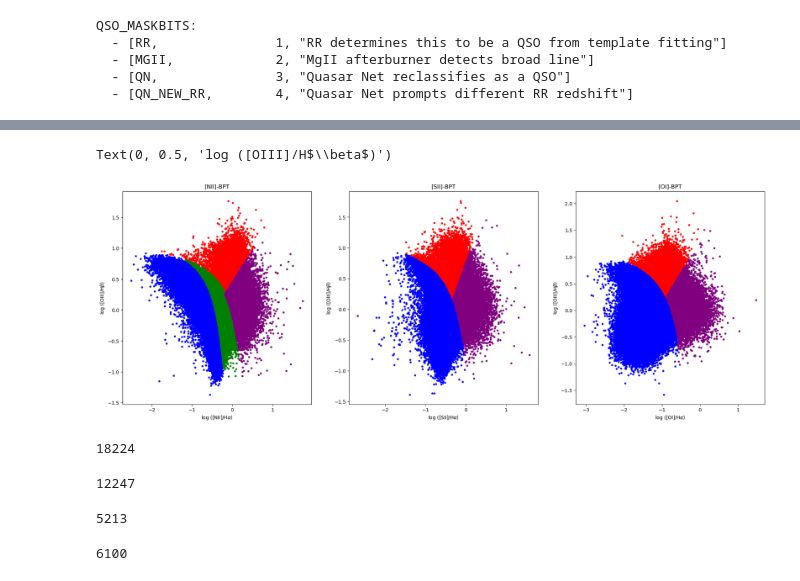
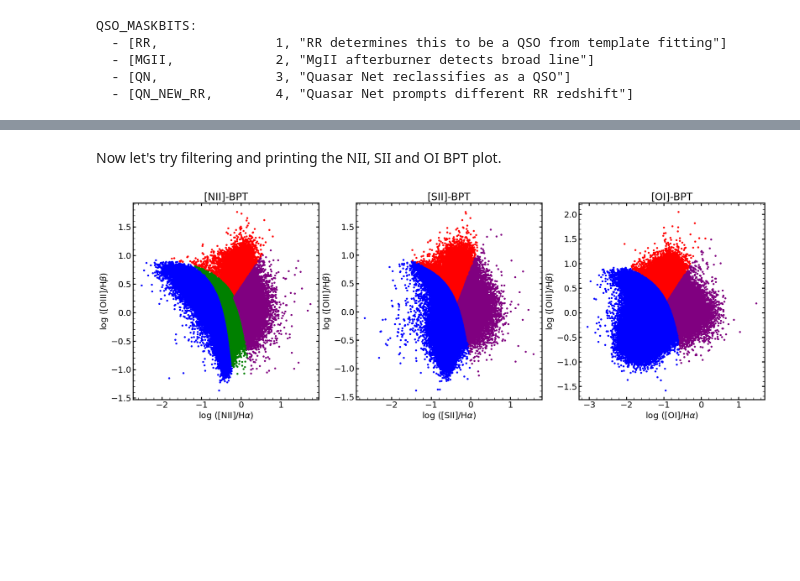
Before and after one commit to cosmodesi/desigaldev, a Jupyter notebook: AgnCats/notebooks/how_to_use.ipynb, the cells around one changed output, grey strips where cells are left out. Drawn from its saved outputs; the diff is of its cells as text; code cells hidden in the pictures; blank space fills up the shorter version.

```diff
--- a/AgnCats/notebooks/how_to_use.ipynb
+++ b/AgnCats/notebooks/how_to_use.ipynb
@@ -59,7 +73,5 @@ import set_agn_masksDESI
 # %%
 # Open the catalog
-agn_hdul = fits.open('/global/cfs/cdirs/desi/science/gqp/agncatalog/catalog/agnqso_sum_v1.0.2fits', format='fits')
+agn_hdul = fits.open('/global/cfs/cdirs/desi/science/gqp/agncatalog/catalog/agnqso_sum_v1.0.tmp.fits', format='fits')
 agn_hdul.info()
-# Store the fits table
-T = Table(agn_hdul[1].data)
 # %% [output]
@@ -79,3 +96,2 @@ T.columns
 # %%
-from set_agn_masksDESI import get_qso_maskbits
-QSO_MASKBITS, AGN_MASKBITS, AGN_TYPE = get_qso_maskbits('../py/agnmask.yaml')
+QSO_MASKBITS, AGN_MASKBITS, AGN_TYPE = set_agn_masksDESI.get_qso_maskbits('py/agnmask.yaml')
@@ -129,48 +219,46 @@ AGN_TYPE:
+# %% [markdown]
+Now let's try filtering and printing the NII, SII and OI BPT plot.
 # %%
-nii_sf = (T['AGN_TYPE'] & AGN_TYPE.NII_SF != 0)
-nii_sy = (T['AGN_TYPE'] & AGN_TYPE.NII_SY != 0)
-nii_lin = (T['AGN_TYPE'] & AGN_TYPE.NII_LINER != 0)
-nii_comp = (T['AGN_TYPE'] & AGN_TYPE.NII_COMP != 0)
+is_nii_sf = (T['AGN_TYPE'] & AGN_TYPE.NII_SF != 0)
+is_nii_sy = (T['AGN_TYPE'] & AGN_TYPE.NII_SY != 0)
+is_nii_lin = (T['AGN_TYPE'] & AGN_TYPE.NII_LINER != 0)
+is_nii_comp = (T['AGN_TYPE'] & AGN_TYPE.NII_COMP != 0)
 
-sii_sf = (T['AGN_TYPE'] & AGN_TYPE.SII_SF != 0)
-sii_sy = (T['AGN_TYPE'] & AGN_TYPE.SII_SY != 0)
-sii_lin = (T['AGN_TYPE'] & AGN_TYPE.SII_LINER != 0)
+is_sii_sf = (T['AGN_TYPE'] & AGN_TYPE.SII_SF != 0)
+is_sii_sy = (T['AGN_TYPE'] & AGN_TYPE.SII_SY != 0)
+is_sii_lin = (T['AGN_TYPE'] & AGN_TYPE.SII_LINER != 0)
 
-oi_sf = (T['AGN_TYPE'] & AGN_TYPE.OI_SF != 0)
-oi_sy = (T['AGN_TYPE'] & AGN_TYPE.OI_SY != 0)
-oi_lin = (T['AGN_TYPE'] & AGN_TYPE.OI_LINER != 0)
+is_oi_sf = (T['AGN_TYPE'] & AGN_TYPE.OI_SF != 0)
+is_oi_sy = (T['AGN_TYPE'] & AGN_TYPE.OI_SY != 0)
+is_oi_lin = (T['AGN_TYPE'] & AGN_TYPE.OI_LINER != 0)
 
-xx_bptnii=np.log10(T['NII_6584_FLUX']/T['HALPHA_FLUX'])
-xx_bptsii = np.log10((T['SII_6716_FLUX']+T['SII_6731_FLUX'])/T['HALPHA_FLUX'])
-xx_bptoi = np.log10(T['OI_6300_FLUX']/T['HALPHA_FLUX'])
-
-yy_bpt=np.log10(T['OIII_5007_FLUX']/T['HBETA_FLUX'])
-plt.figure(figsize = (24,8))
+plt.figure(figsize = (24,7.5))
 
 plt.subplot2grid((1,3), (0,0))
 plt.title('[NII]-BPT')
-plt.scatter(xx_bptnii[nii_sf], yy_bpt[nii_sf], color = 'b', s = 10)
-plt.scatter(xx_bptnii[nii_sy], yy_bpt[nii_sy], color = 'r', s = 10)
-plt.scatter(xx_bptnii[nii_comp], yy_bpt[nii_comp], color = 'g', s = 10)
-plt.scatter(xx_bptnii[nii_lin], yy_bpt[nii_lin], color = 'purple', s = 10)
+plt.scatter(xx_bptnii[is_nii_sf], yy_bpt[is_nii_sf], color = 'b', s = 10)
+plt.scatter(xx_bptnii[is_nii_sy], yy_bpt[is_nii_sy], color = 'r', s = 10)
+plt.scatter(xx_bptnii[is_nii_comp], yy_bpt[is_nii_comp], color = 'g', s = 10)
+plt.scatter(xx_bptnii[is_nii_lin], yy_bpt[is_nii_lin], color = 'purple', s = 10)
 plt.xlabel('log ([NII]/H$\\alpha$)')
 plt.ylabel('log ([OIII]/H$\\beta$)')
 
 plt.subplot2grid((1,3), (0,1))
 plt.title('[SII]-BPT')
-plt.scatter(xx_bptsii[sii_sf], yy_bpt[sii_sf], color = 'b', s = 10)
-plt.scatter(xx_bptsii[sii_sy], yy_bpt[sii_sy], color = 'r', s = 10)
-plt.scatter(xx_bptsii[sii_lin], yy_bpt[sii_lin], color = 'purple', s = 10)
+plt.scatter(xx_bptsii[is_sii_sf], yy_bpt[is_sii_sf], color = 'b', s = 10)
+plt.scatter(xx_bptsii[is_sii_sy], yy_bpt[is_sii_sy], color = 'r', s = 10)
+plt.scatter(xx_bptsii[is_sii_lin], yy_bpt[is_sii_lin], color = 'purple', s = 10)
 plt.xlabel('log ([SII]/H$\\alpha$)')
 plt.ylabel('log ([OIII]/H$\\beta$)')
 
 plt.subplot2grid((1,3), (0,2))
 plt.title('[OI]-BPT')
-plt.scatter(xx_bptoi[oi_sf], yy_bpt[oi_sf], color = 'b', s = 10)
-plt.scatter(xx_bptoi[oi_sy], yy_bpt[oi_sy], color = 'r', s = 10)
-plt.scatter(xx_bptoi[oi_lin], yy_bpt[oi_lin], color = 'purple', s = 10)
+plt.scatter(xx_bptoi[is_oi_sf], yy_bpt[is_oi_sf], color = 'b', s = 10)
+plt.scatter(xx_bptoi[is_oi_sy], yy_bpt[is_oi_sy], color = 'r', s = 10)
+plt.scatter(xx_bptoi[is_oi_lin], yy_bpt[is_oi_lin], color = 'purple', s = 10)
 plt.xlabel('log ([OI]/H$\\alpha$)')
 plt.ylabel('log ([OIII]/H$\\beta$)')
+
+plt.show()
 # %% [output]
-Text(0, 0.5, 'log ([OIII]/H$\\beta$)')
-[figure, old version]
+[figure, new version]
@@ -185,8 +264,0 @@ seyfert_cut=nii_seyfert_tab['TARGETID','HPXPIXEL','SURVEY','PROGRAM']
-# %%
-len(liner_cut)
-# %% [output]
-18224
-# %%
-len(seyfert_cut)
-# %% [output]
-12247
@@ -201,8 +264,0 @@ all_seyfert_cut=all_seyfert_tab['TARGETID','HPXPIXEL','SURVEY','PROGRAM']
-# %%
-len(all_liner_cut)
-# %% [output]
-5213
-# %%
-len(all_seyfert_cut)
-# %% [output]
-6100
```
Also changed, not shown: parts of 44 cells of this notebook, 1 other file.
